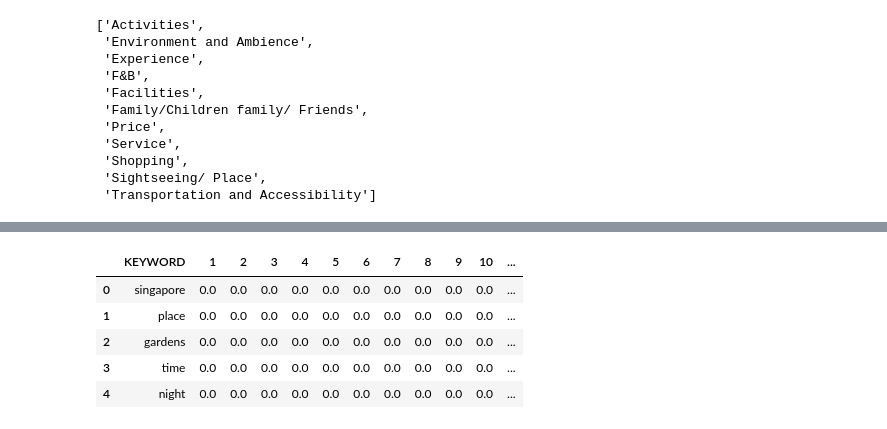
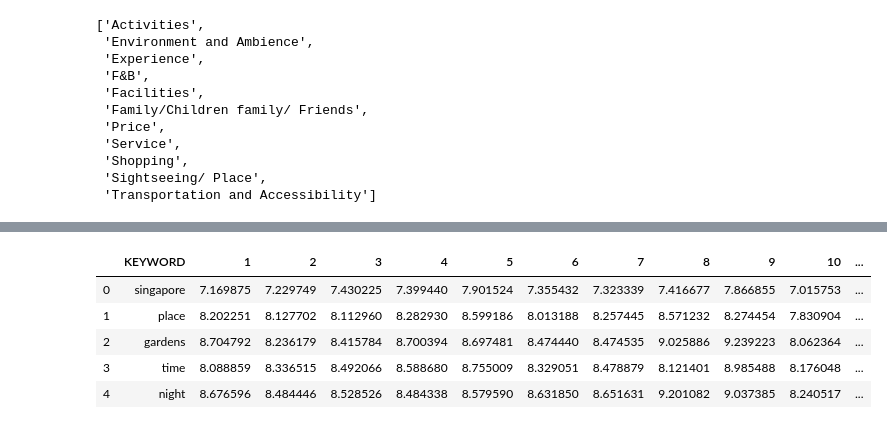
Before and after one commit to Pudgilicious/STB_social_media, a Jupyter notebook: experimentation/yifei_experiment/GloVe/distances.ipynb, the cells around one changed output, grey strips where cells are left out. Drawn from its saved outputs; the diff is of its cells as text; code cells hidden in the pictures.

Commit message:
TripA distance WIP

```diff
--- a/experimentation/yifei_experiment/GloVe/distances.ipynb
+++ b/experimentation/yifei_experiment/GloVe/distances.ipynb
@@ -119,9 +135,13 @@ aspect_categories
 # %%
+train_size = 400
+annotated_size = 500
+
+df_train = keywords_df.iloc[:train_size, :]
 no_of_categories = len(aspect_categories)
 centroids = np.zeros((no_of_categories, 300))
 
 for i in range(no_of_categories):
-    indices = keywords_df[keywords_df.ASPECT_CATEGORY_NAME == aspect_categories[i]].index
+    indices = df_train[df_train.ASPECT_CATEGORY_NAME == aspect_categories[i]].index
     centroids[i] = get_centroid(matrix[indices])
 
 centroids
@@ -156,7 +163,7 @@ array([[ 0.34408881,  0.28954519,  0.14319013, ...,  0.29943544,
 manhattan_distances = np.zeros((matrix.shape[0], no_of_categories))
 euclidean_distances = np.zeros((matrix.shape[0], no_of_categories))
 cos_sim = np.zeros((matrix.shape[0], no_of_categories))
-correlations = np.zeros((matrix.shape[0], no_of_categories))
+corr = np.zeros((matrix.shape[0], no_of_categories))
 
 def get_distances(centroids, matrix):
     for i in range(matrix.shape[0]):
@@ -183,22 +189,27 @@ Wall time: 8.6 s
 # %%
 def parse_to_df(matrix):
     final_df = pd.DataFrame(data=matrix)
     final_df['KEYWORD'] = vectors_df[0]
     cols = ['KEYWORD'] + [i for i in range(no_of_categories)]
     colnames = ['KEYWORD'] + [i for i in range(1, no_of_categories+1)]
+
     final_df = final_df.loc[:, cols]
     final_df.columns = colnames
     return final_df
 
+manhattan_df = parse_to_df(manhattan_distances)
 euclidean_df = parse_to_df(euclidean_distances)
-manhattan_df.head()
+cos_sim_df = parse_to_df(cos_sim)
+corr_df = parse_to_df(corr)
+
+euclidean_df.head()
 # %% [output]
 |  | KEYWORD | 1 | 2 | 3 | 4 | 5 | 6 | 7 | 8 | 9 | 10 | ... |
-| 0 | singapore | 0.0 | 0.0 | 0.0 | 0.0 | 0.0 | 0.0 | 0.0 | 0.0 | 0.0 | 0.0 | ... |
-| 1 | place | 0.0 | 0.0 | 0.0 | 0.0 | 0.0 | 0.0 | 0.0 | 0.0 | 0.0 | 0.0 | ... |
-| 2 | gardens | 0.0 | 0.0 | 0.0 | 0.0 | 0.0 | 0.0 | 0.0 | 0.0 | 0.0 | 0.0 | ... |
-| 3 | time | 0.0 | 0.0 | 0.0 | 0.0 | 0.0 | 0.0 | 0.0 | 0.0 | 0.0 | 0.0 | ... |
-| 4 | night | 0.0 | 0.0 | 0.0 | 0.0 | 0.0 | 0.0 | 0.0 | 0.0 | 0.0 | 0.0 | ... |
+| 0 | singapore | 7.169875 | 7.229749 | 7.430225 | 7.399440 | 7.901524 | 7.355432 | 7.323339 | 7.416677 | 7.866855 | 7.015753 | ... |
+| 1 | place | 8.202251 | 8.127702 | 8.112960 | 8.282930 | 8.599186 | 8.013188 | 8.257445 | 8.571232 | 8.274454 | 7.830904 | ... |
+| 2 | gardens | 8.704792 | 8.236179 | 8.415784 | 8.700394 | 8.697481 | 8.474440 | 8.474535 | 9.025886 | 9.239223 | 8.062364 | ... |
+| 3 | time | 8.088859 | 8.336515 | 8.492066 | 8.588680 | 8.755009 | 8.329051 | 8.478879 | 8.121401 | 8.985488 | 8.176048 | ... |
+| 4 | night | 8.676596 | 8.484446 | 8.528526 | 8.484338 | 8.579590 | 8.631850 | 8.651631 | 9.201082 | 9.037385 | 8.240517 | ... |
 # %%
 def get_closest_index(row):
     dictionary = dict(zip(row, list(range(1, no_of_categories+1))))
```
Also changed, not shown: parts of 8 cells of this notebook.
